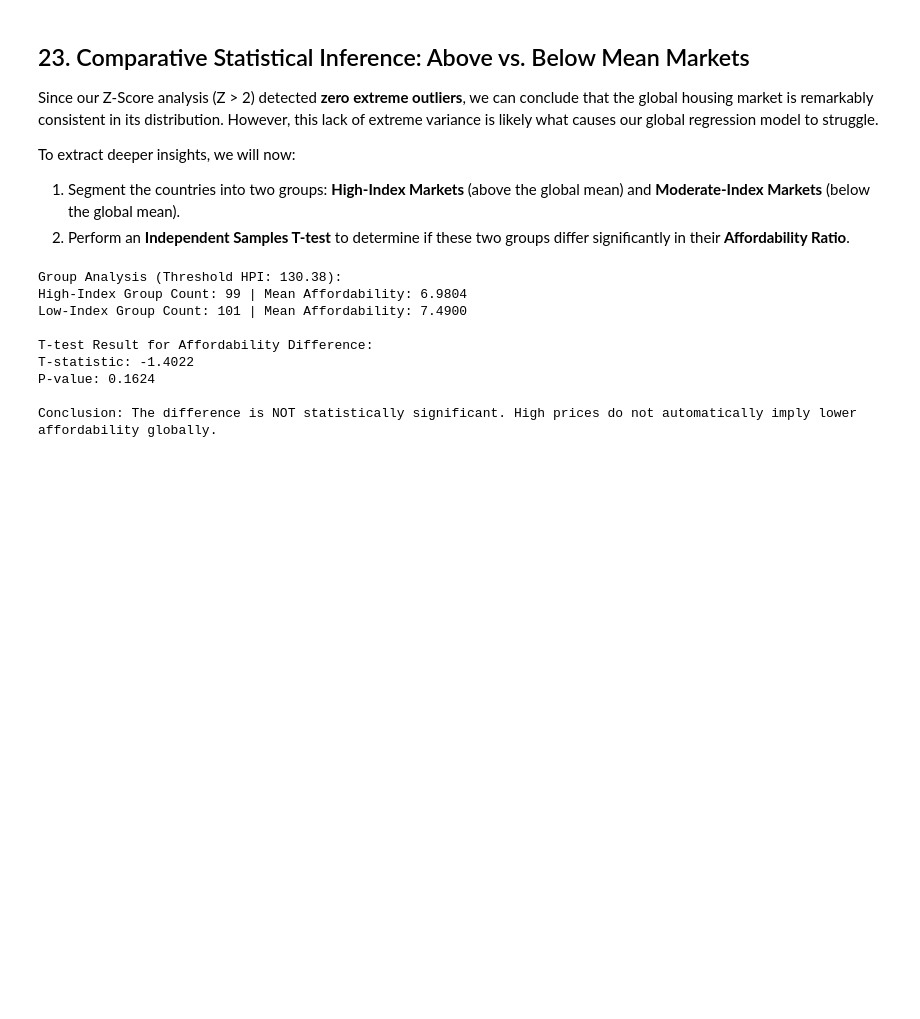
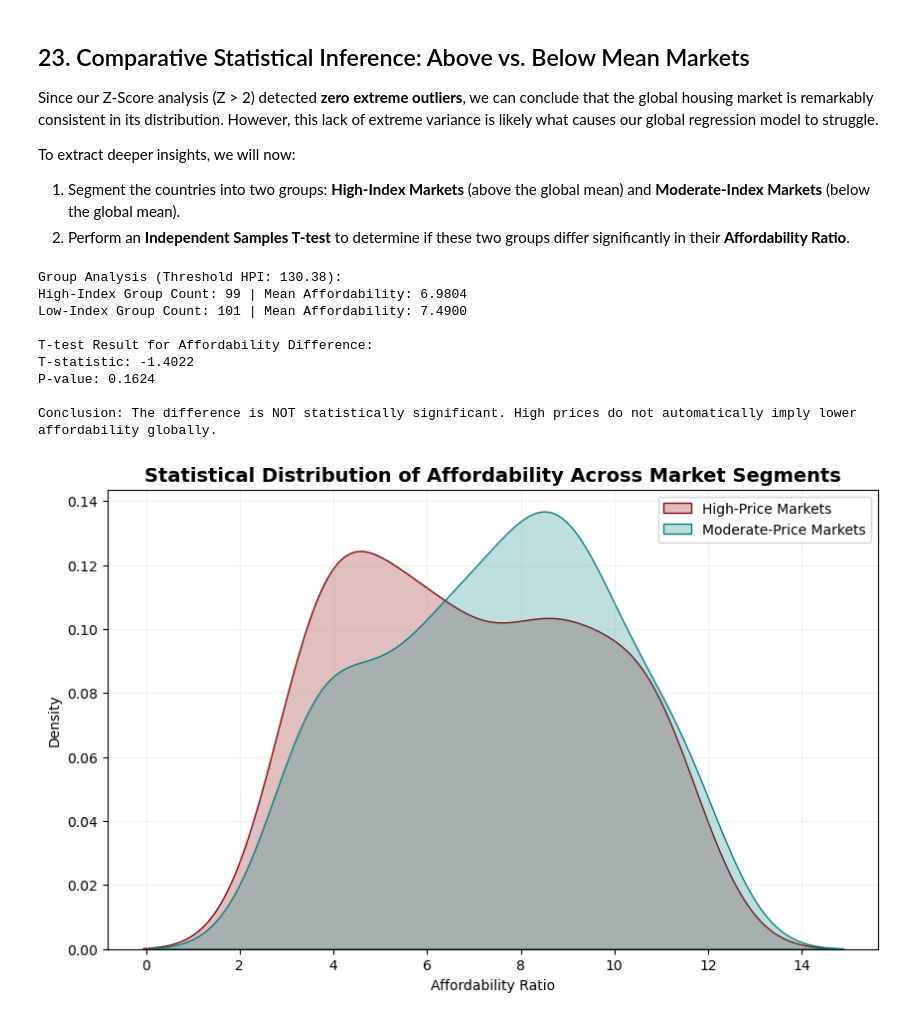
Before and after one commit to DimovDimo/impact-of-economic-indicators-on-properties, a Jupyter notebook: Impact of economic indicators on properties.ipynb, the cells around one changed output. Drawn from its saved outputs; the diff is of its cells as text; code cells hidden in the pictures; blank space fills up the shorter version.

```diff
--- a/Impact of economic indicators on properties.ipynb
+++ b/Impact of economic indicators on properties.ipynb
@@ -1423,3 +1423,20 @@ T-statistic: -1.4022
 P-value: 0.1624
 
 Conclusion: The difference is NOT statistically significant. High prices do not automatically imply lower affordability globally.
+# %%
+# --- Visualizing the Probability Distributions ---
+import matplotlib.pyplot as plt
+import seaborn as sns
+
+plt.figure(figsize=(10, 6))
+sns.kdeplot(high_index_group, fill=True, label='High-Price Markets', color='darkred')
+sns.kdeplot(low_index_group, fill=True, label='Moderate-Price Markets', color='teal')
+
+plt.title('Statistical Distribution of Affordability Across Market Segments', fontsize=14, fontweight='bold')
+plt.xlabel('Affordability Ratio')
+plt.ylabel('Density')
+plt.legend()
+plt.grid(True, alpha=0.2)
+plt.show()
+# %% [output]
+[figure, added]
```
